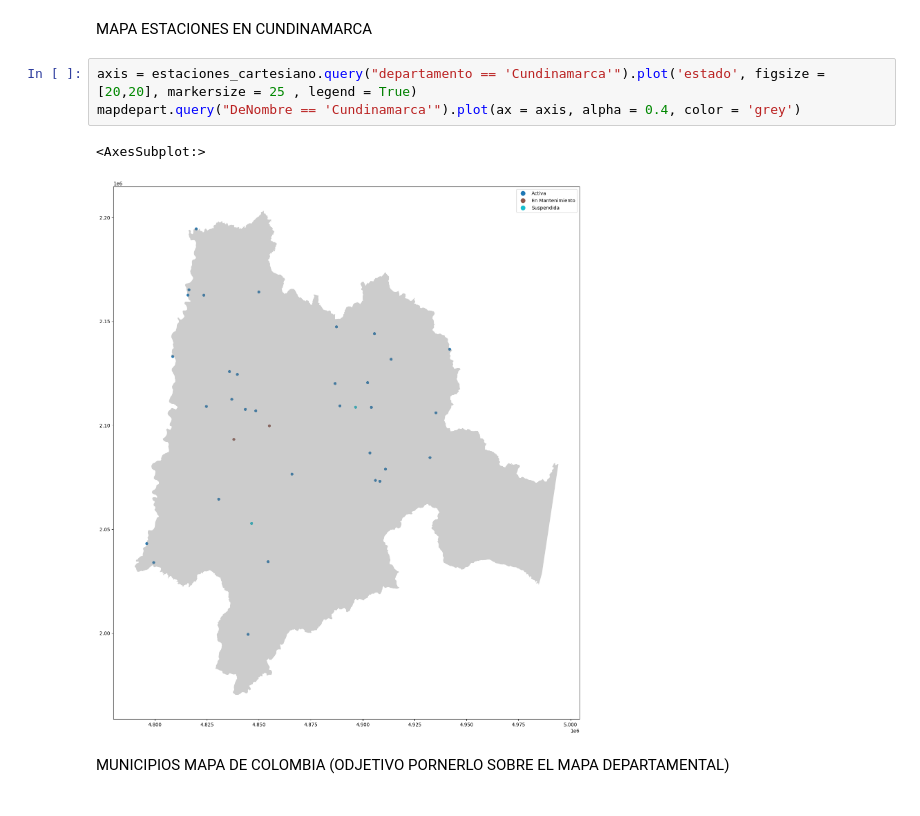
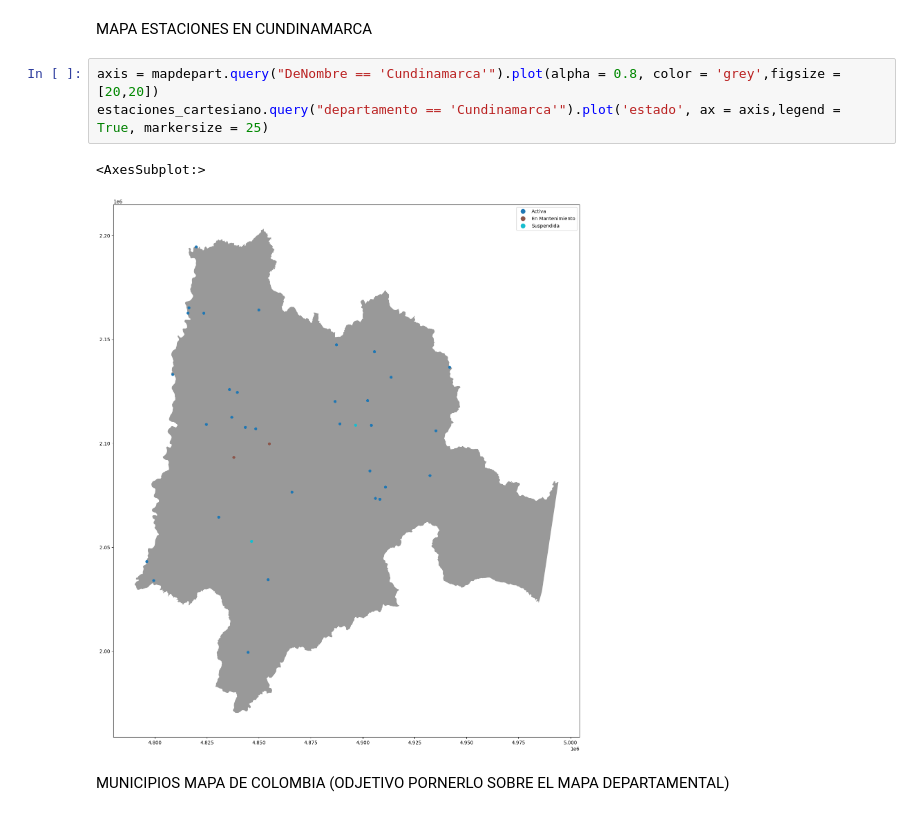
Before and after one commit to gitnicolas343/TRABAJO-FINAL, a Jupyter notebook: documento_principal_analizis_de_temperatura_regional.ipynb, the cells around one changed output. Drawn from its saved outputs; the diff is of its cells as text.

```diff
--- a/documento_principal_analizis_de_temperatura_regional.ipynb
+++ b/documento_principal_analizis_de_temperatura_regional.ipynb
@@ -98,12 +70,12 @@ mapdepart.plot(ax = axis, alpha = 0.5, color = 'grey')
 [figure]
 # %% [markdown]
 MAPA ESTACIONES EN CUNDINAMARCA
-# %%
-axis = estaciones_cartesiano.query("departamento == 'Cundinamarca'").plot('estado', figsize =[20,20], markersize = 25 , legend = True)
-mapdepart.query("DeNombre == 'Cundinamarca'").plot(ax = axis, alpha = 0.4, color = 'grey')
-# %% [output]
-<AxesSubplot:>
-[figure, removed]
+# %%
+axis = mapdepart.query("DeNombre == 'Cundinamarca'").plot(alpha = 0.8, color = 'grey',figsize =[20,20])
+estaciones_cartesiano.query("departamento == 'Cundinamarca'").plot('estado', ax = axis,legend = True, markersize = 25)
+# %% [output]
+<AxesSubplot:>
+[figure, added]
 # %% [markdown]
 MUNICIPIOS MAPA DE COLOMBIA (ODJETIVO PORNERLO SOBRE EL MAPA DEPARTAMENTAL)
 # %%
```
Also changed, not shown: parts of 6 cells of this notebook, 1 other file.
